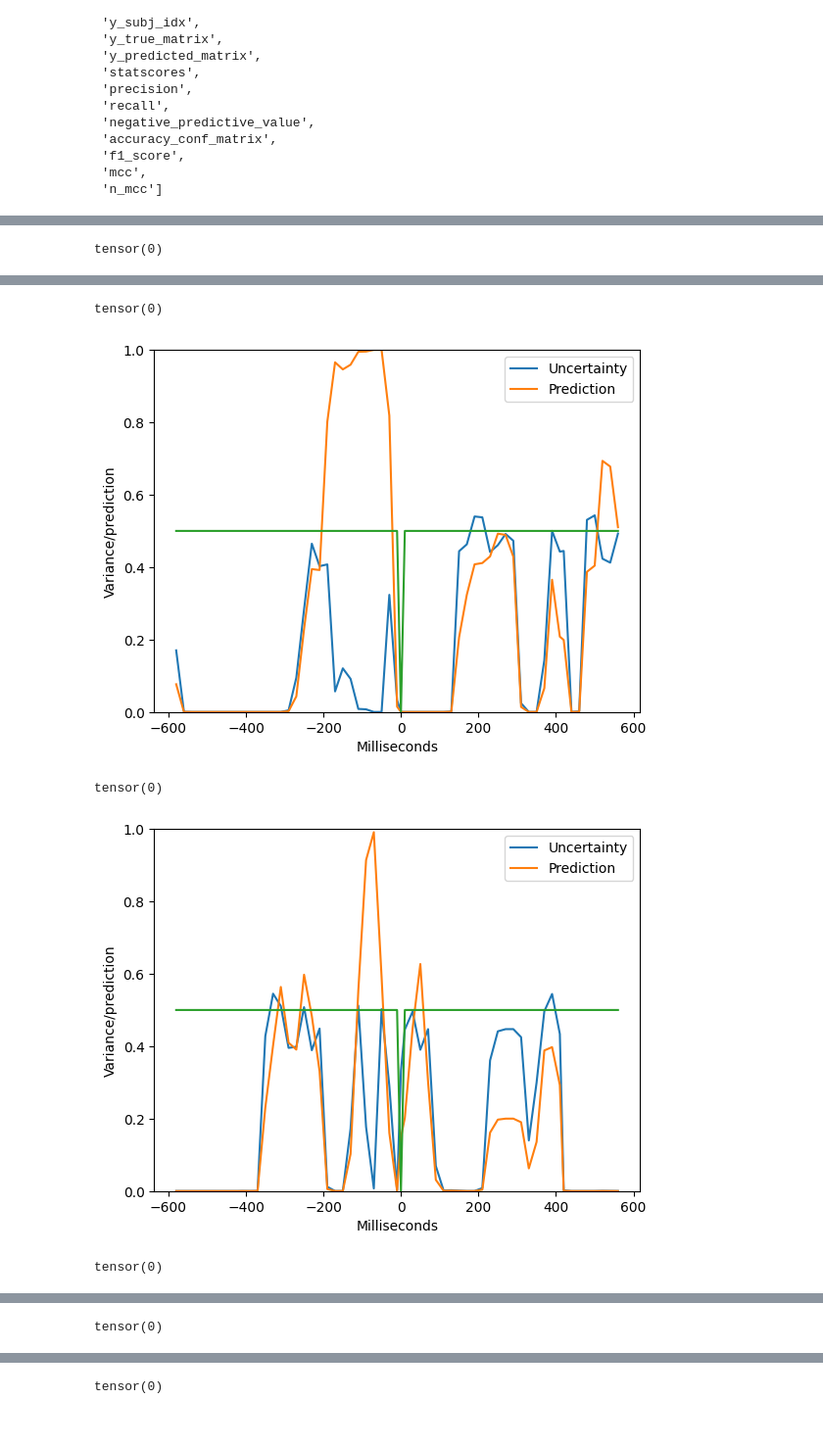
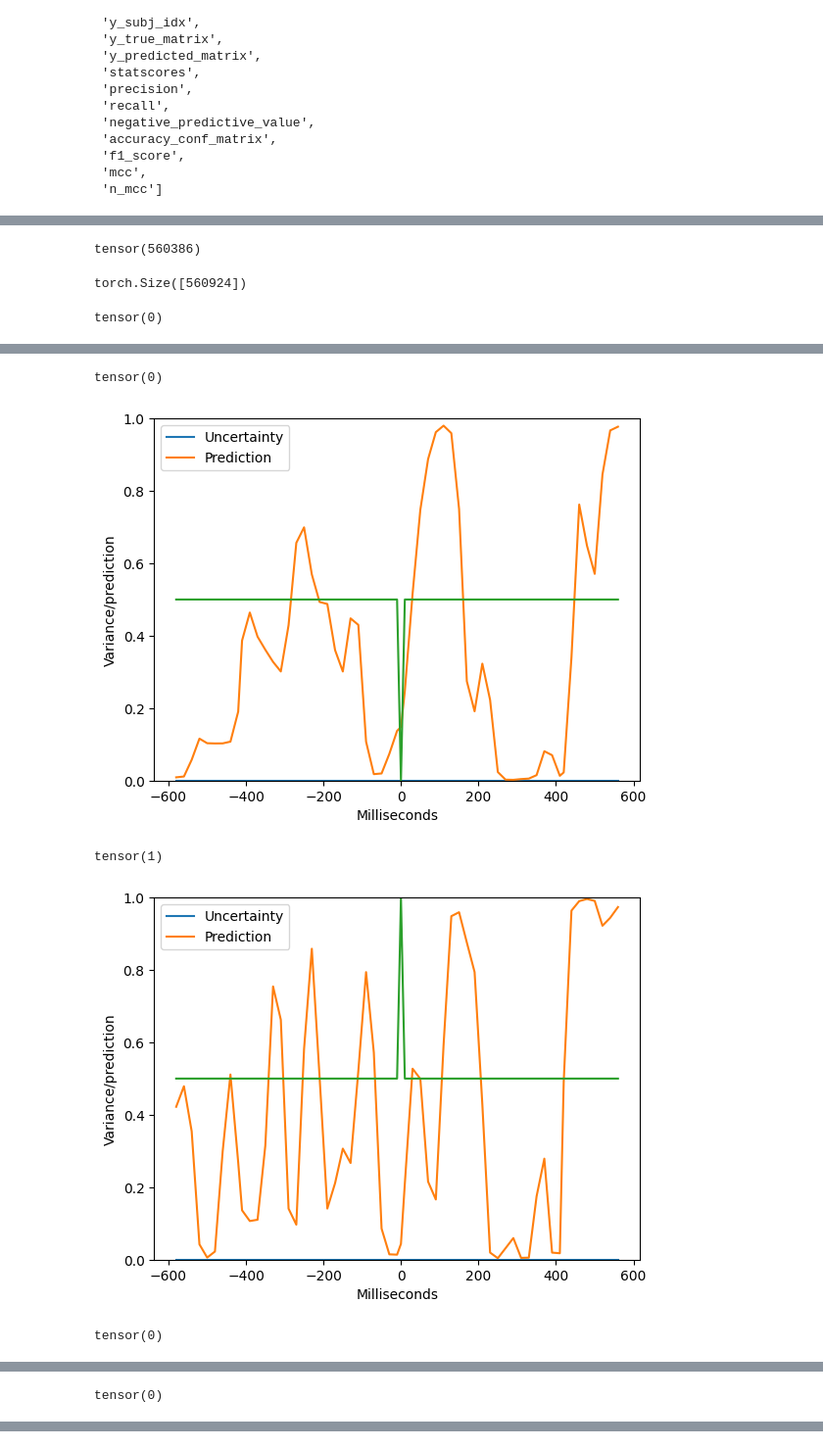
Before and after one commit to ivopascal/Error-perception-classification-in-BCI-using-CNN_private, a Jupyter notebook: Metrics_analysis.ipynb, the cells around one changed output, grey strips where cells are left out. Shown at 98% size. Drawn from its saved outputs; the diff is of its cells as text; code cells hidden in the pictures.

```diff
--- a/Metrics_analysis.ipynb
+++ b/Metrics_analysis.ipynb
@@ -77,6 +77,22 @@ undersampling_interval = 10
 
 test_metrics_path_continuous = "BCI_root/Results/metrics_CrossEntropy5ensembleProper_EEGNet_continuous_[2022-12-07,14:52].pkl"
 undersampling_interval = 10
+
+# test_metrics_path_continuous = "BCI_root/Results/metrics_400ms5ensembleCorreiaNet_continuous_[2022-12-07,16:39].pkl"
+# undersampling_interval = 10
+
+test_metrics_path_continuous = "BCI_root/Results/metrics_600ms5ensembleCorreiaNet_continuous_[2022-12-07,16:52].pkl"
+undersampling_interval = 10
+
+
+
+# test_metrics_path_continuous = "BCI_root/Results/metrics_1000ms5ensembleCorreiaNet_continuous_[2022-12-07,16:09].pkl"
+# undersampling_interval = 10
+
+
+
+test_metrics_path_continuous = "BCI_root/Results/metrics_LDA_continuous_[2022-12-08,15:41].pkl"
+undersampling_interval = 10
 # %%
 from src.data.util import open_file_pickle
 import torch
@@ -92,0 +140,9 @@ test_metrics_continuous = open_file_pickle(test_metrics_path_continuous)
+# %%
+continues_true_rate = 1
+
+if continues_true_rate > 1:
+    test_metrics_continuous.y_predicted = test_metrics_continuous.y_predicted.reshape(-1, continues_true_rate).max(axis=1).values
+    test_metrics_continuous.y_true = test_metrics_continuous.y_true.reshape(-1, continues_true_rate).min(axis=1).values
+    test_metrics_continuous.y_in_distribution = test_metrics_continuous.y_in_distribution.reshape(-1, continues_true_rate).max(axis=1).values
+    test_metrics_continuous.y_subj_idx = test_metrics_continuous.y_subj_idx.reshape(-1, continues_true_rate)[:, 0]
+    test_metrics_continuous.y_variance = test_metrics_continuous.y_variance.reshape(-1, continues_true_rate).mean(axis=1)
@@ -92,0 +155,2 @@ test_metrics_continuous = open_file_pickle(test_metrics_path_continuous)
+# %%
+test_metrics_continuous.y_in_distribution = test_metrics_continuous.y_in_distribution.type('torch.BoolTensor')
@@ -129,15 +222,23 @@ tensor([0.5000, 0.5000, 0.5000,  ..., 0.5000, 0.5000, 0.5000],
+# %%
+(~test_metrics_continuous.y_in_distribution).sum()
+# %% [output]
+tensor(560386)
+# %%
+test_metrics_continuous.y_true.shape
+# %% [output]
+torch.Size([560924])
 # %%
 lower_window_ms = -600
 upper_window_ms = 600
-lower_window = int(milliseconds_to_samples(lower_window_ms) / undersampling_interval)
-upper_window = int(milliseconds_to_samples(upper_window_ms) / undersampling_interval)
+lower_window = int(milliseconds_to_samples(lower_window_ms) / undersampling_interval )
+upper_window = int(milliseconds_to_samples(upper_window_ms) / undersampling_interval )
 event_index = 1
 
 
 x = [samples_to_milliseconds(step) * undersampling_interval for step in range(lower_window, upper_window)]
 
 # for event_index in range(len(event_indices[0])):
-for event_index in range(10):
+for event_index in range(5):
     y_true = 1 - (test_metrics_continuous.y_true[event_indices[0][event_index]])
     print(y_true)
 
@@ -153,7 +254,7 @@ for event_index in range(10):
     plt.ylabel("Variance/prediction")
     plt.legend()
     # plt.vlines([-50, 0, 50], ymin=0, ymax=1, color=[color])
-    plt.plot(x, y_true_id[event_indices[0][event_index] + lower_window: event_indices[0][event_index] + upper_window], label="Prediction")
+    plt.plot(x, y_true_id[event_indices[0][event_index] + lower_window: event_indices[0][event_index] + upper_window], label="Truth")
     plt.ylim(0, 1)
 
     plt.show()
@@ -163,5 +264,5 @@ tensor(0)
 tensor(0)
-[figure, old version]
+[figure, new version]
-tensor(0)
+tensor(1)
-[figure, old version]
+[figure, new version]
 tensor(0)
@@ -171 +271,0 @@ tensor(0)
-tensor(0)
```
Also changed, not shown: parts of 73 cells of this notebook, 3 other files.
